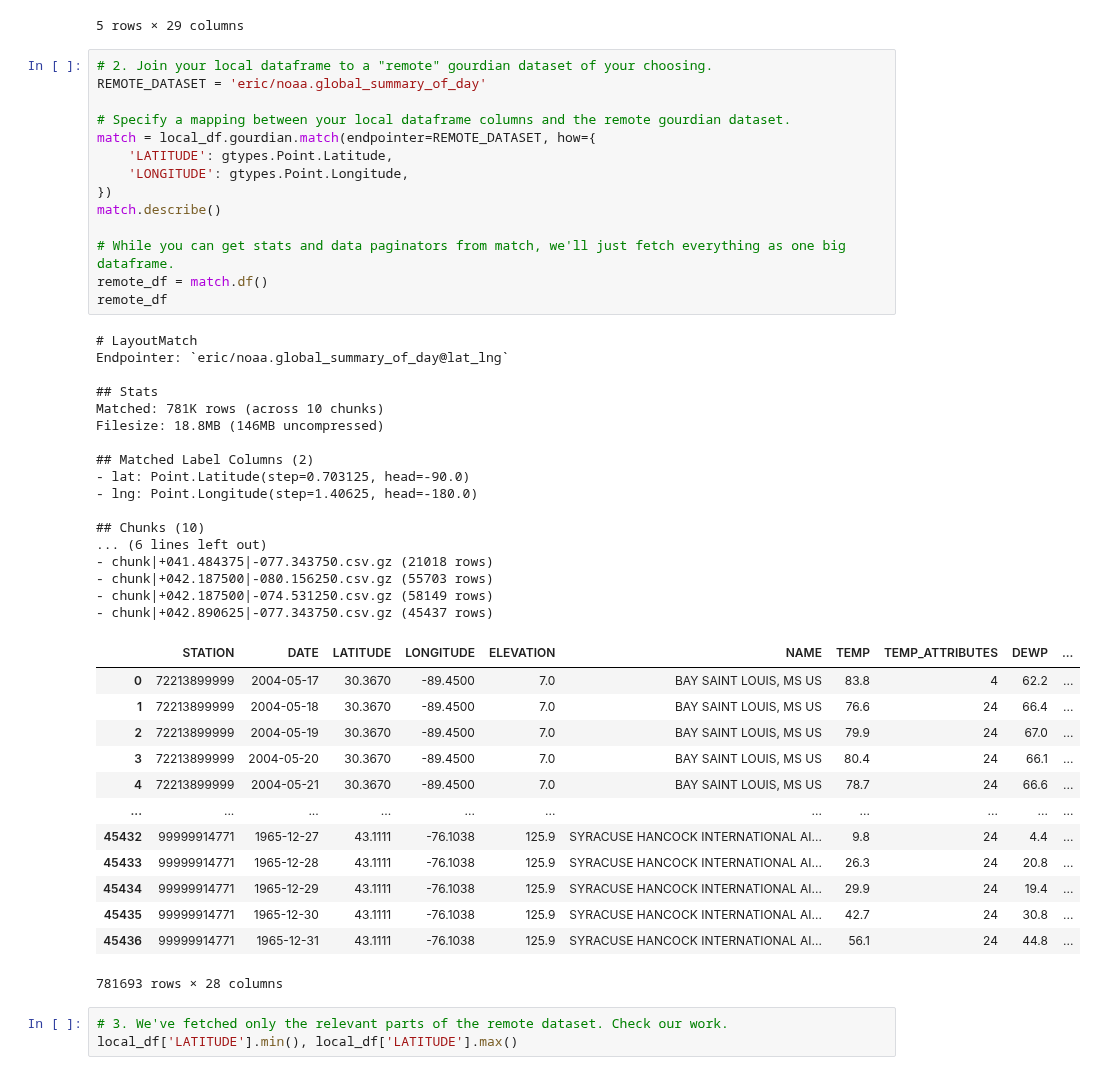
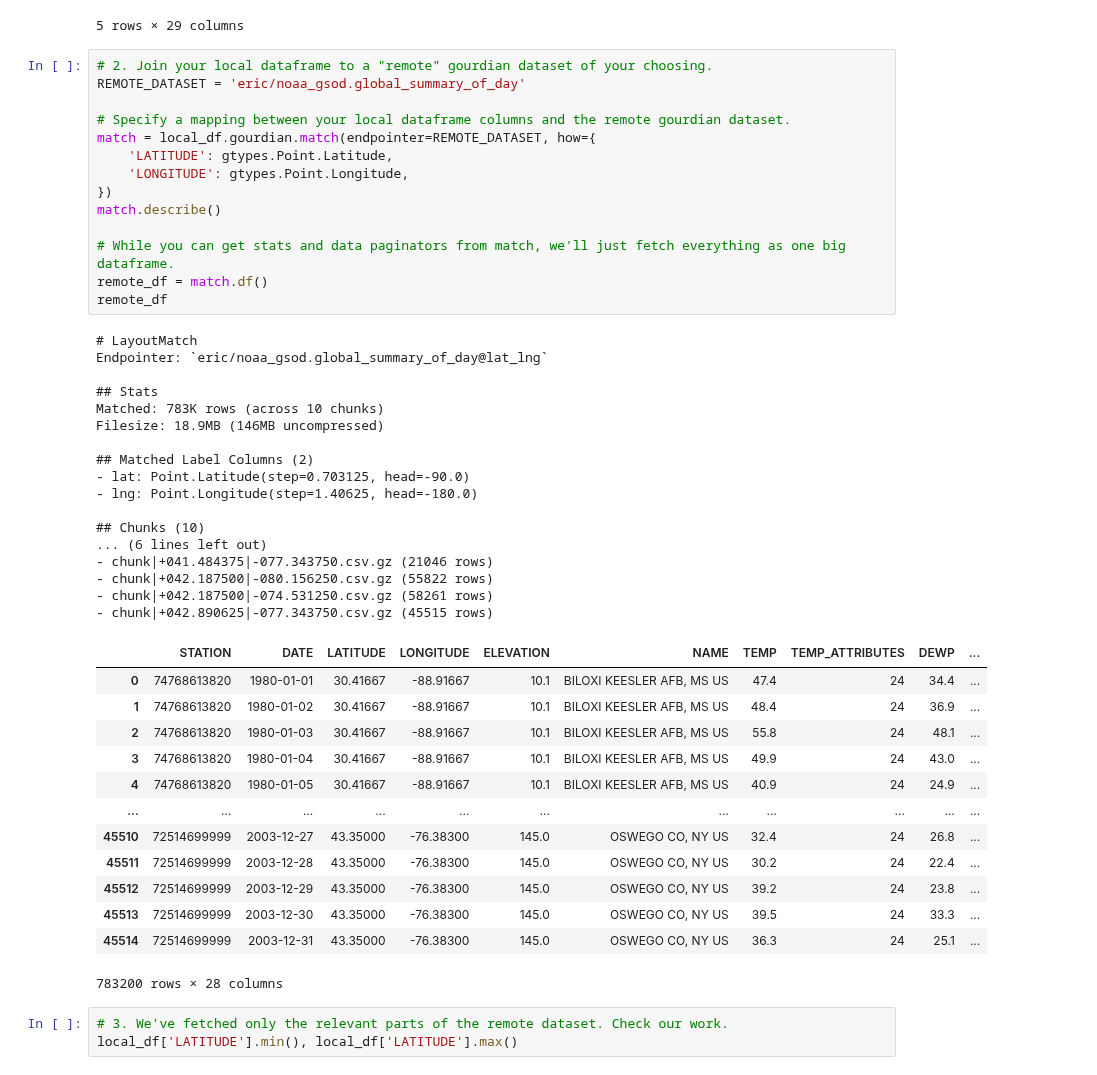
Before and after one commit to gourdian/gourdian, a Jupyter notebook: notebooks/howto_gourdian_in_python.ipynb, the cells around one changed output. Drawn from its saved outputs; the diff is of its cells as text.

```diff
--- a/notebooks/howto_gourdian_in_python.ipynb
+++ b/notebooks/howto_gourdian_in_python.ipynb
@@ -29,49 +29,49 @@ local_df.head()
 5 rows × 29 columns
 # %%
 # 2. Join your local dataframe to a "remote" gourdian dataset of your choosing.
-REMOTE_DATASET = 'eric/noaa.global_summary_of_day'
+REMOTE_DATASET = 'eric/noaa_gsod.global_summary_of_day'
 
 # Specify a mapping between your local dataframe columns and the remote gourdian dataset.
 match = local_df.gourdian.match(endpointer=REMOTE_DATASET, how={
     'LATITUDE': gtypes.Point.Latitude,
     'LONGITUDE': gtypes.Point.Longitude,
 })
 match.describe()
 
 # While you can get stats and data paginators from match, we'll just fetch everything as one big dataframe.
 remote_df = match.df()
 remote_df
 # %% [output]
 # LayoutMatch
-Endpointer: `eric/noaa.global_summary_of_day@lat_lng`
+Endpointer: `eric/noaa_gsod.global_summary_of_day@lat_lng`
 
 ## Stats
-Matched: 781K rows (across 10 chunks)
-Filesize: 18.8MB (146MB uncompressed)
+Matched: 783K rows (across 10 chunks)
+Filesize: 18.9MB (146MB uncompressed)
 
 ## Matched Label Columns (2)
 - lat: Point.Latitude(step=0.703125, head=-90.0)
 - lng: Point.Longitude(step=1.40625, head=-180.0)
 
 ## Chunks (10)
 ... (6 lines left out)
-- chunk|+041.484375|-077.343750.csv.gz (21018 rows)
-- chunk|+042.187500|-080.156250.csv.gz (55703 rows)
-- chunk|+042.187500|-074.531250.csv.gz (58149 rows)
-- chunk|+042.890625|-077.343750.csv.gz (45437 rows)
+- chunk|+041.484375|-077.343750.csv.gz (21046 rows)
+- chunk|+042.187500|-080.156250.csv.gz (55822 rows)
+- chunk|+042.187500|-074.531250.csv.gz (58261 rows)
+- chunk|+042.890625|-077.343750.csv.gz (45515 rows)
 |  | STATION | DATE | LATITUDE | LONGITUDE | ELEVATION | NAME | TEMP | TEMP_ATTRIBUTES | DEWP | ... |
-| 0 | 72213899999 | 2004-05-17 | 30.3670 | -89.4500 | 7.0 | BAY SAINT LOUIS, MS US | 83.8 | 4 | 62.2 | ... |
-| 1 | 72213899999 | 2004-05-18 | 30.3670 | -89.4500 | 7.0 | BAY SAINT LOUIS, MS US | 76.6 | 24 | 66.4 | ... |
-| 2 | 72213899999 | 2004-05-19 | 30.3670 | -89.4500 | 7.0 | BAY SAINT LOUIS, MS US | 79.9 | 24 | 67.0 | ... |
-| 3 | 72213899999 | 2004-05-20 | 30.3670 | -89.4500 | 7.0 | BAY SAINT LOUIS, MS US | 80.4 | 24 | 66.1 | ... |
-| 4 | 72213899999 | 2004-05-21 | 30.3670 | -89.4500 | 7.0 | BAY SAINT LOUIS, MS US | 78.7 | 24 | 66.6 | ... |
+| 0 | 74768613820 | 1980-01-01 | 30.41667 | -88.91667 | 10.1 | BILOXI KEESLER AFB, MS US | 47.4 | 24 | 34.4 | ... |
+| 1 | 74768613820 | 1980-01-02 | 30.41667 | -88.91667 | 10.1 | BILOXI KEESLER AFB, MS US | 48.4 | 24 | 36.9 | ... |
+| 2 | 74768613820 | 1980-01-03 | 30.41667 | -88.91667 | 10.1 | BILOXI KEESLER AFB, MS US | 55.8 | 24 | 48.1 | ... |
+| 3 | 74768613820 | 1980-01-04 | 30.41667 | -88.91667 | 10.1 | BILOXI KEESLER AFB, MS US | 49.9 | 24 | 43.0 | ... |
+| 4 | 74768613820 | 1980-01-05 | 30.41667 | -88.91667 | 10.1 | BILOXI KEESLER AFB, MS US | 40.9 | 24 | 24.9 | ... |
 | ... | ... | ... | ... | ... | ... | ... | ... | ... | ... | ... |
-| 45432 | 99999914771 | 1965-12-27 | 43.1111 | -76.1038 | 125.9 | SYRACUSE HANCOCK INTERNATIONAL AI... | 9.8 | 24 | 4.4 | ... |
-| 45433 | 99999914771 | 1965-12-28 | 43.1111 | -76.1038 | 125.9 | SYRACUSE HANCOCK INTERNATIONAL AI... | 26.3 | 24 | 20.8 | ... |
-| 45434 | 99999914771 | 1965-12-29 | 43.1111 | -76.1038 | 125.9 | SYRACUSE HANCOCK INTERNATIONAL AI... | 29.9 | 24 | 19.4 | ... |
-| 45435 | 99999914771 | 1965-12-30 | 43.1111 | -76.1038 | 125.9 | SYRACUSE HANCOCK INTERNATIONAL AI... | 42.7 | 24 | 30.8 | ... |
-| 45436 | 99999914771 | 1965-12-31 | 43.1111 | -76.1038 | 125.9 | SYRACUSE HANCOCK INTERNATIONAL AI... | 56.1 | 24 | 44.8 | ... |
+| 45510 | 72514699999 | 2003-12-27 | 43.35000 | -76.38300 | 145.0 | OSWEGO CO, NY US | 32.4 | 24 | 26.8 | ... |
+| 45511 | 72514699999 | 2003-12-28 | 43.35000 | -76.38300 | 145.0 | OSWEGO CO, NY US | 30.2 | 24 | 22.4 | ... |
+| 45512 | 72514699999 | 2003-12-29 | 43.35000 | -76.38300 | 145.0 | OSWEGO CO, NY US | 39.2 | 24 | 23.8 | ... |
+| 45513 | 72514699999 | 2003-12-30 | 43.35000 | -76.38300 | 145.0 | OSWEGO CO, NY US | 39.5 | 24 | 33.3 | ... |
+| 45514 | 72514699999 | 2003-12-31 | 43.35000 | -76.38300 | 145.0 | OSWEGO CO, NY US | 36.3 | 24 | 25.1 | ... |
-781693 rows × 28 columns
+783200 rows × 28 columns
 # %%
 # 3. We've fetched only the relevant parts of the remote dataset. Check our work.
 local_df['LATITUDE'].min(), local_df['LATITUDE'].max()
```
Also changed, not shown: parts of 14 cells of this notebook, 1 other file.
